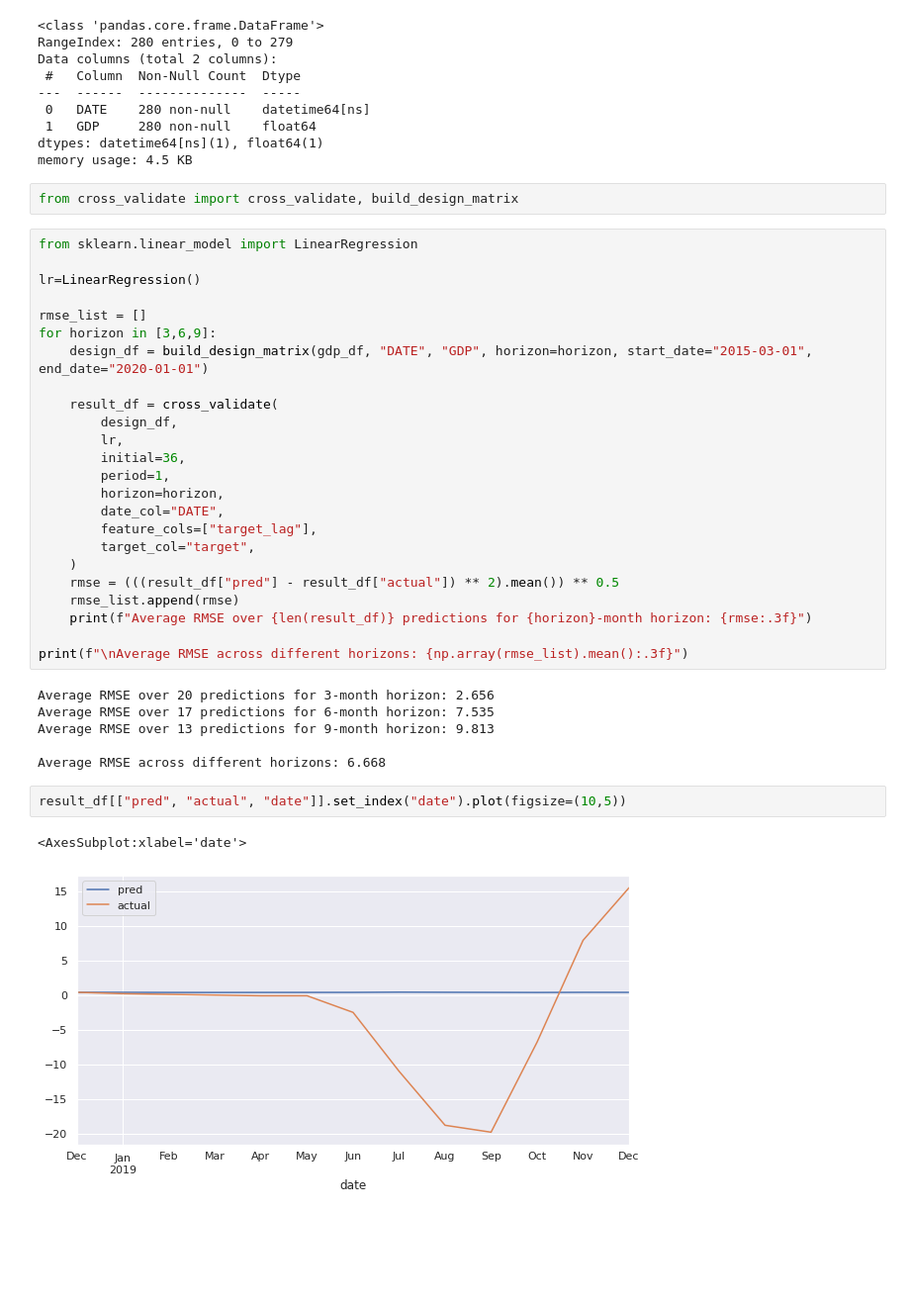
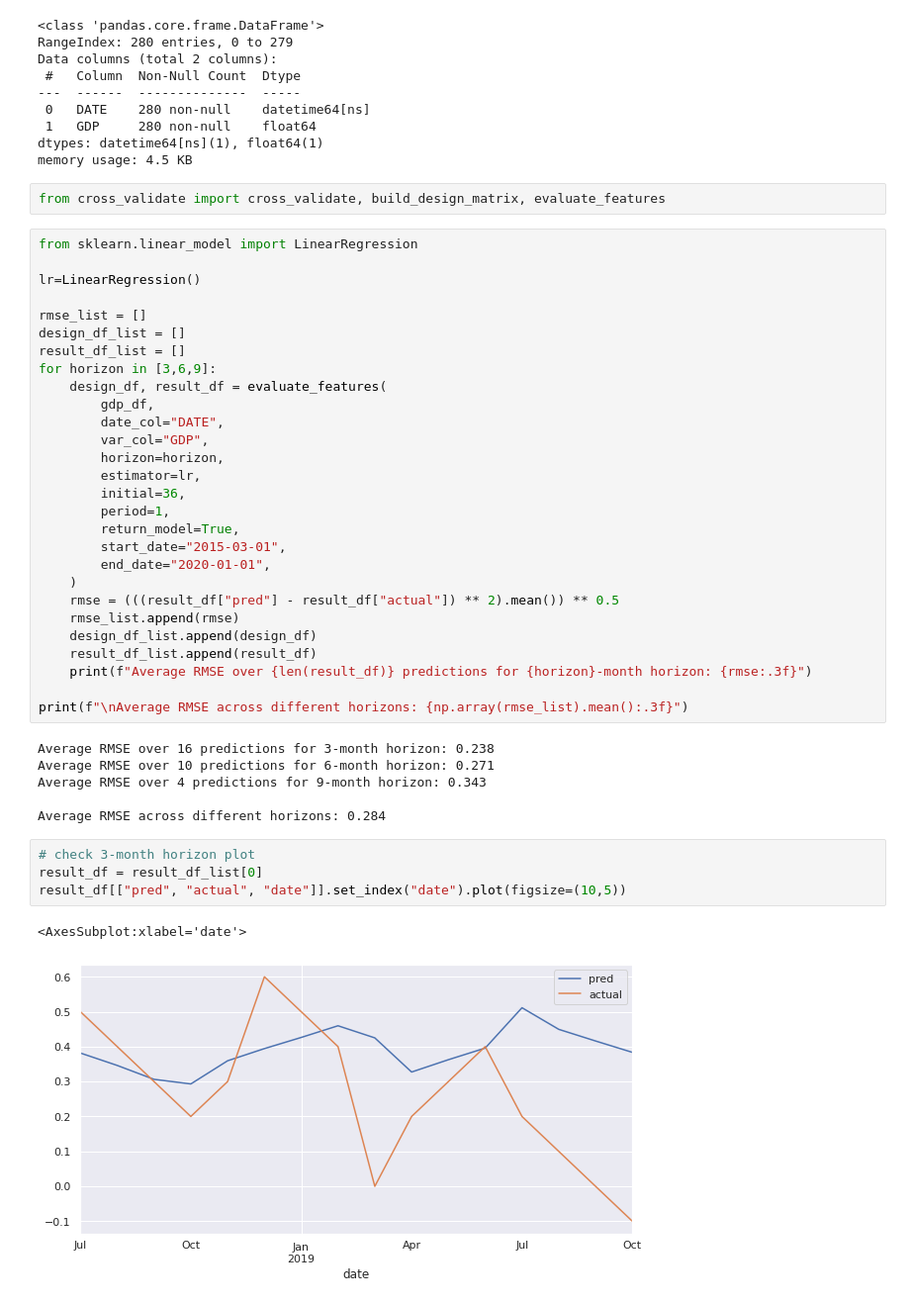
Before and after one commit to waijean/nlp_economics, a Jupyter notebook: gdp_forecast/baseline.ipynb, the cells around one changed output. Shown at 99% size. Drawn from its saved outputs; the diff is of its cells as text; blank space fills up the shorter version.

```diff
--- a/gdp_forecast/baseline.ipynb
+++ b/gdp_forecast/baseline.ipynb
@@ -36,39 +36,45 @@ Data columns (total 2 columns):
 dtypes: datetime64[ns](1), float64(1)
 memory usage: 4.5 KB
 # %%
-from cross_validate import cross_validate, build_design_matrix
+from cross_validate import cross_validate, build_design_matrix, evaluate_features
 # %%
 from sklearn.linear_model import LinearRegression
 
 lr=LinearRegression()
 
 rmse_list = []
+design_df_list = []
+result_df_list = []
 for horizon in [3,6,9]:
-    design_df = build_design_matrix(gdp_df, "DATE", "GDP", horizon=horizon, start_date="2015-03-01", end_date="2020-01-01")
-
-    result_df = cross_validate(
-        design_df,
-        lr,
+    design_df, result_df = evaluate_features(
+        gdp_df,
+        date_col="DATE",
+        var_col="GDP",
+        horizon=horizon,
+        estimator=lr,
         initial=36,
         period=1,
-        horizon=horizon,
-        date_col="DATE",
-        feature_cols=["target_lag"],
-        target_col="target",
+        return_model=True,
+        start_date="2015-03-01",
+        end_date="2020-01-01",
     )
     rmse = (((result_df["pred"] - result_df["actual"]) ** 2).mean()) ** 0.5
     rmse_list.append(rmse)
+    design_df_list.append(design_df)
+    result_df_list.append(result_df)
     print(f"Average RMSE over {len(result_df)} predictions for {horizon}-month horizon: {rmse:.3f}")
 
 print(f"\nAverage RMSE across different horizons: {np.array(rmse_list).mean():.3f}")
 # %% [output]
-Average RMSE over 20 predictions for 3-month horizon: 2.656
-Average RMSE over 17 predictions for 6-month horizon: 7.535
-Average RMSE over 13 predictions for 9-month horizon: 9.813
+Average RMSE over 16 predictions for 3-month horizon: 0.238
+Average RMSE over 10 predictions for 6-month horizon: 0.271
+Average RMSE over 4 predictions for 9-month horizon: 0.343
 
-Average RMSE across different horizons: 6.668
+Average RMSE across different horizons: 0.284
 # %%
+# check 3-month horizon plot
+result_df = result_df_list[0]
 result_df[["pred", "actual", "date"]].set_index("date").plot(figsize=(10,5))
 # %% [output]
 <AxesSubplot:xlabel='date'>
-[figure, old version]
+[figure, new version]
```
